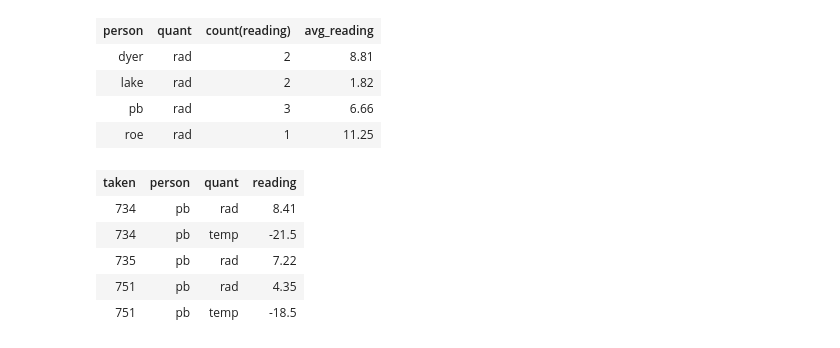
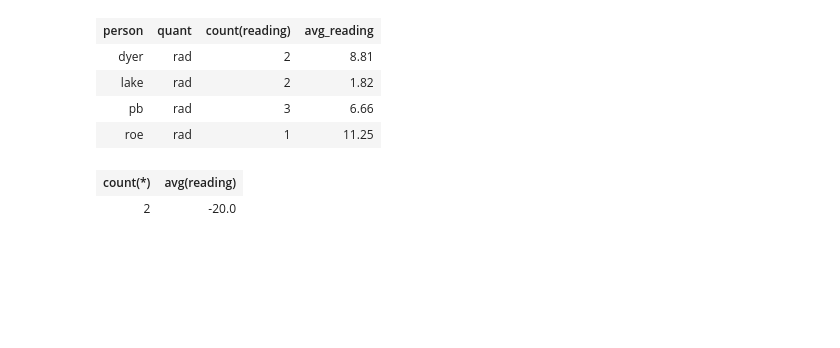
Before and after one commit to dwinston/sqlitemagic, a Jupyter notebook: example.ipynb, the cells around one changed output. Drawn from its saved outputs; the diff is of its cells as text; code cells hidden in the pictures; blank space fills up the shorter version.

```diff
--- a/example.ipynb
+++ b/example.ipynb
@@ -491,14 +491,10 @@ GROUP BY person;
 # %%
 %%sqlite survey.db
 -- How many temperature readings did Frank Pabodie record,
 -- and what was their average value?
-SELECT * FROM Survey
+SELECT count(*), avg(reading) FROM Survey
 WHERE person='pb'
-AND quant='';
+AND quant='temp';
 # %% [output]
-| taken | person | quant | reading |
-| 734 | pb | rad | 8.41 |
-| 734 | pb | temp | -21.5 |
-| 735 | pb | rad | 7.22 |
-| 751 | pb | rad | 4.35 |
-| 751 | pb | temp | -18.5 |
+| count(*) | avg(reading) |
+| 2 | -20.0 |
```
Also changed, not shown: parts of 1 cell of this notebook.
